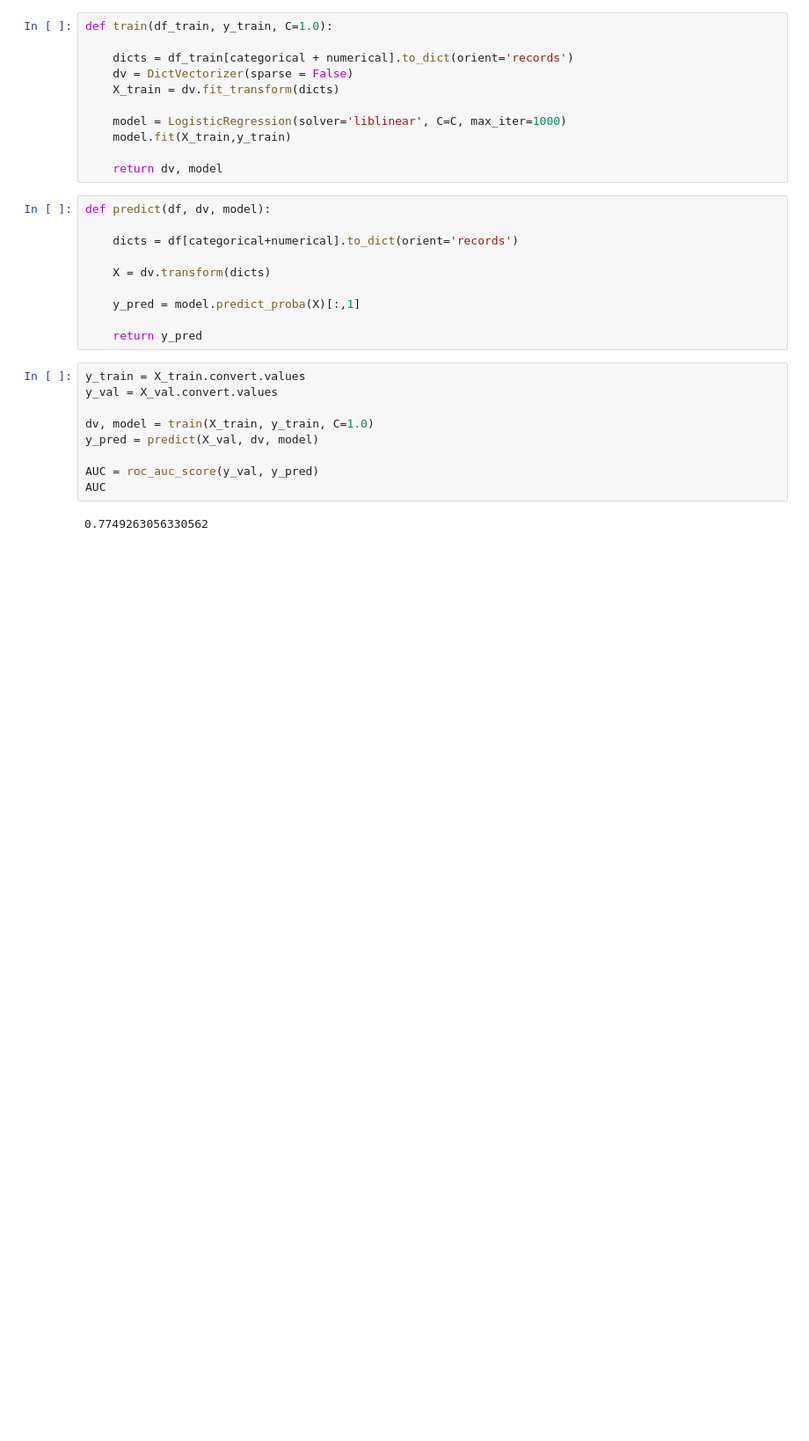
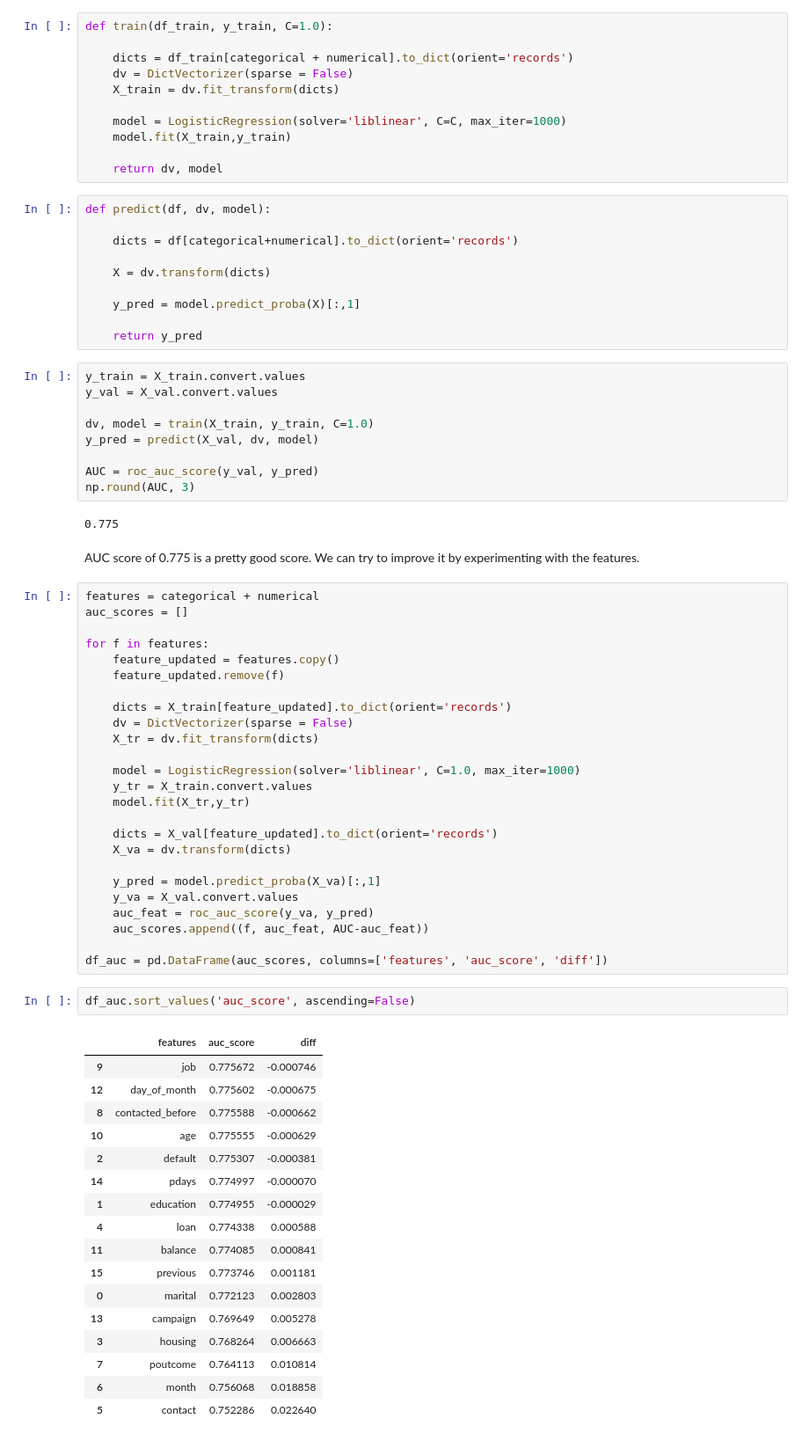
Before and after one commit to dhanush1506/machine-learning-zoomcamp-homework, a Jupyter notebook: Mid-Term-Project/Bank-marketing.ipynb, the cells around one changed output. Shown at 88% size. Drawn from its saved outputs; the diff is of its cells as text; blank space fills up the shorter version.

```diff
--- a/Mid-Term-Project/Bank-marketing.ipynb
+++ b/Mid-Term-Project/Bank-marketing.ipynb
@@ -482,6 +482,53 @@ dv, model = train(X_train, y_train, C=1.0)
 y_pred = predict(X_val, dv, model)
 
 AUC = roc_auc_score(y_val, y_pred)
-AUC
+np.round(AUC, 3)
 # %% [output]
-0.7749263056330562
+0.775
+# %% [markdown]
+AUC score of 0.775 is a pretty good score. We can try to improve it by experimenting with the features.
+# %%
+features = categorical + numerical
+auc_scores = []
+
+for f in features:
+    feature_updated = features.copy()
+    feature_updated.remove(f)
+
+    dicts = X_train[feature_updated].to_dict(orient='records')
+    dv = DictVectorizer(sparse = False)
+    X_tr = dv.fit_transform(dicts)
+
+    model = LogisticRegression(solver='liblinear', C=1.0, max_iter=1000)
+    y_tr = X_train.convert.values
+    model.fit(X_tr,y_tr)
+
+    dicts = X_val[feature_updated].to_dict(orient='records')
+    X_va = dv.transform(dicts)
+
+    y_pred = model.predict_proba(X_va)[:,1]
+    y_va = X_val.convert.values
+    auc_feat = roc_auc_score(y_va, y_pred)
+    auc_scores.append((f, auc_feat, AUC-auc_feat))
+
+df_auc = pd.DataFrame(auc_scores, columns=['features', 'auc_score', 'diff'])
+# %%
+df_auc.sort_values('auc_score', ascending=False)
+# %% [output]
+|  | features | auc_score | diff |
+| 9 | job | 0.775672 | -0.000746 |
+| 12 | day_of_month | 0.775602 | -0.000675 |
+| 8 | contacted_before | 0.775588 | -0.000662 |
+| 10 | age | 0.775555 | -0.000629 |
+| 2 | default | 0.775307 | -0.000381 |
+| 14 | pdays | 0.774997 | -0.000070 |
+| 1 | education | 0.774955 | -0.000029 |
+| 4 | loan | 0.774338 | 0.000588 |
+| 11 | balance | 0.774085 | 0.000841 |
+| 15 | previous | 0.773746 | 0.001181 |
+| 0 | marital | 0.772123 | 0.002803 |
+| 13 | campaign | 0.769649 | 0.005278 |
+| 3 | housing | 0.768264 | 0.006663 |
+| 7 | poutcome | 0.764113 | 0.010814 |
+| 6 | month | 0.756068 | 0.018858 |
+| 5 | contact | 0.752286 | 0.022640 |
```
Also changed, not shown: parts of 5 cells of this notebook.
